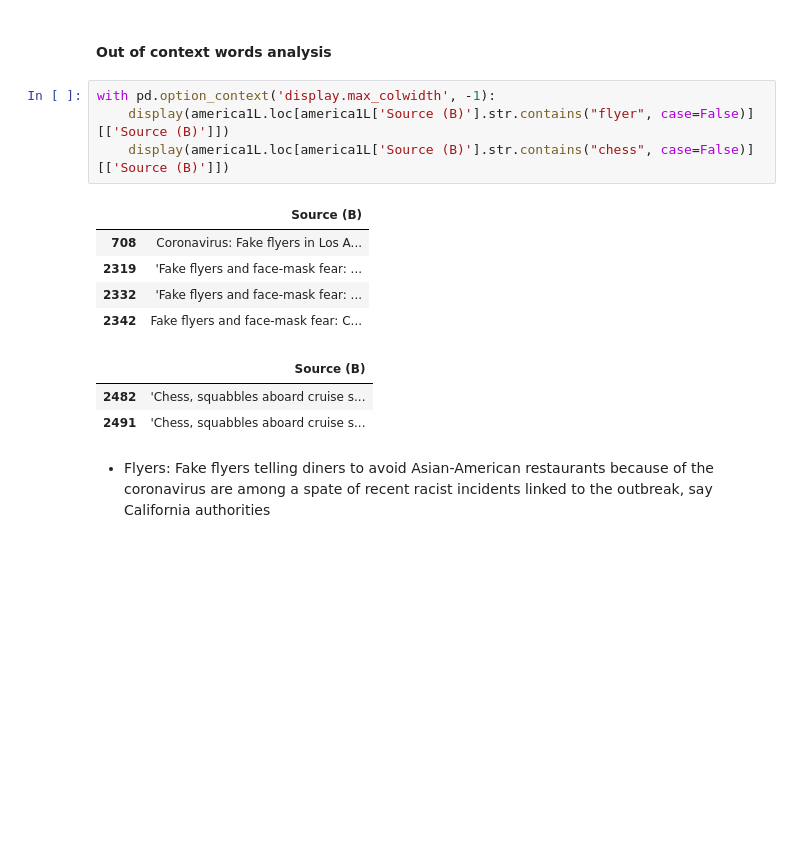
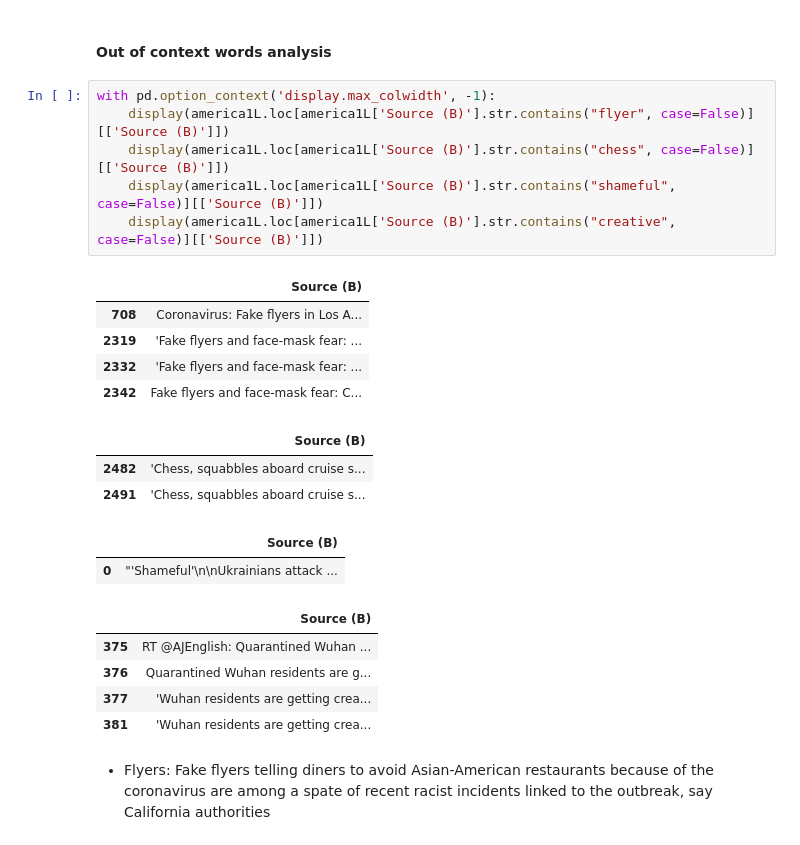
Before and after one commit to silviapoletti/Covid19-related-tweets-Network-Analysis, a Jupyter notebook: src/LIWK_and_projection(draft).ipynb, the cells around one changed output. Drawn from its saved outputs; the diff is of its cells as text; blank space fills up the shorter version.

```diff
--- a/src/LIWK_and_projection(draft).ipynb
+++ b/src/LIWK_and_projection(draft).ipynb
@@ -694,16 +694,25 @@ See the caveats in the documentation: https://pandas.pydata.org/pandas-docs/stab
 # %%
 with pd.option_context('display.max_colwidth', -1):
     display(america1L.loc[america1L['Source (B)'].str.contains("flyer", case=False)][['Source (B)']])
     display(america1L.loc[america1L['Source (B)'].str.contains("chess", case=False)][['Source (B)']])
+    display(america1L.loc[america1L['Source (B)'].str.contains("shameful", case=False)][['Source (B)']])
+    display(america1L.loc[america1L['Source (B)'].str.contains("creative", case=False)][['Source (B)']])
 # %% [output]
 |  | Source (B) |
 | 708 | Coronavirus: Fake flyers in Los A... |
 | 2319 | 'Fake flyers and face-mask fear: ... |
 | 2332 | 'Fake flyers and face-mask fear: ... |
 | 2342 | Fake flyers and face-mask fear: C... |
 |  | Source (B) |
 | 2482 | 'Chess, squabbles aboard cruise s... |
 | 2491 | 'Chess, squabbles aboard cruise s... |
+|  | Source (B) |
+| 0 | "'Shameful'\n\nUkrainians attack ... |
+|  | Source (B) |
+| 375 | RT @AJEnglish: Quarantined Wuhan ... |
+| 376 | Quarantined Wuhan residents are g... |
+| 377 | 'Wuhan residents are getting crea... |
+| 381 | 'Wuhan residents are getting crea... |
 # %% [markdown]
 - Flyers: Fake flyers telling diners to avoid Asian-American restaurants because of the coronavirus are among a spate of recent racist incidents linked to the outbreak, say California authorities
 # %% [markdown]
```
Also changed, not shown: parts of 25 cells of this notebook, 3 other files.
